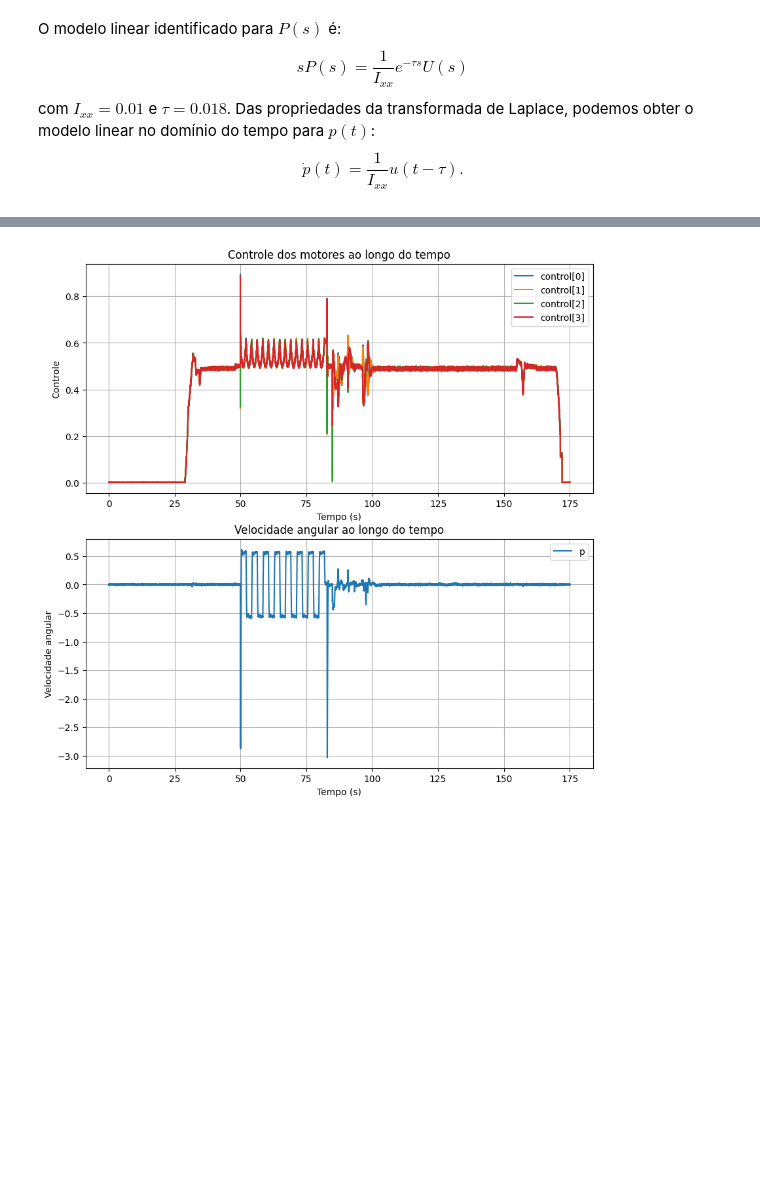
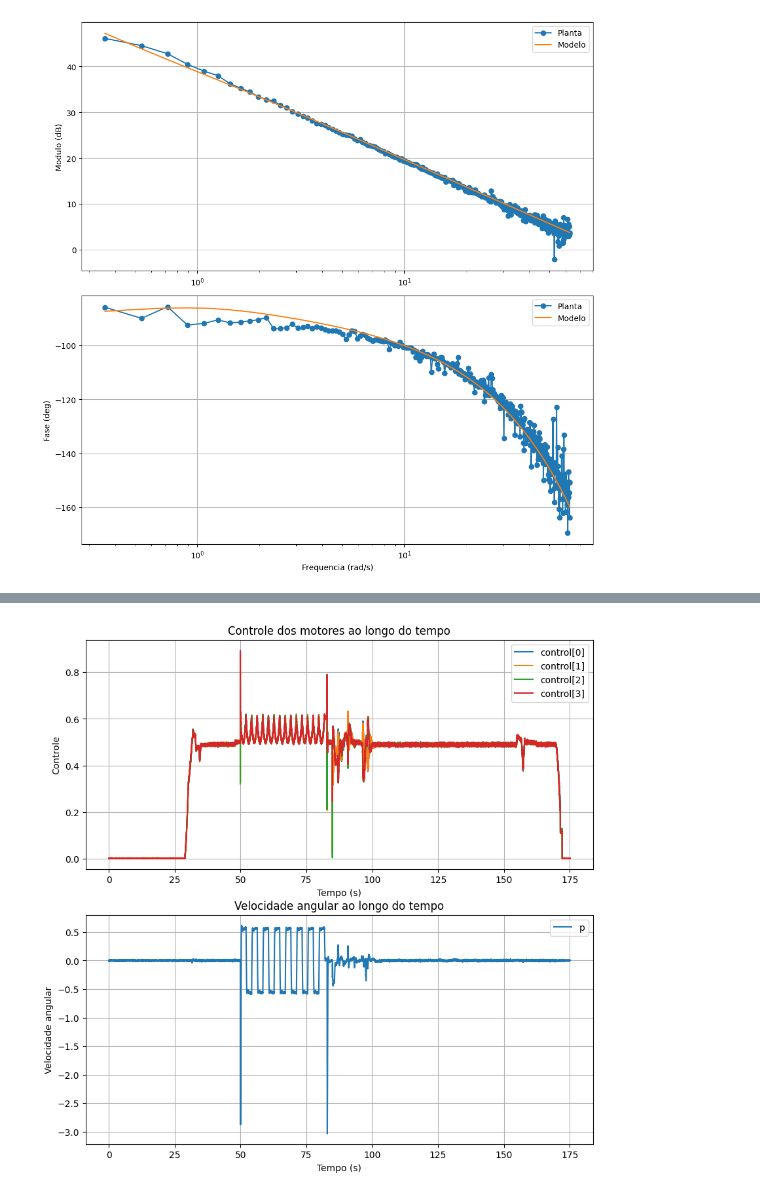
Before and after one commit to dferruzzo/mavdsk-python, a Jupyter notebook: identificação_e validação_de_sistemas.ipynb, the cells around one changed output, grey strips where cells are left out. Cells and saved outputs as stored; diff of their text form; code cells hidden in the pictures; blank space fills up the shorter version.

```diff
--- a/identificação_e validação_de_sistemas.ipynb
+++ b/identificação_e validação_de_sistemas.ipynb
@@ -65,9 +37,60 @@ plt.show()
-# %% [markdown]
-O modelo linear identificado para $P(s)$ é:
-$$
-sP(s)=\dfrac{1}{I_{xx}}e^{-\tau s}U(s)
-$$
-com $I_{xx}=0.01$ e $\tau=0.018$. Das propriedades da transformada de Laplace, podemos obter o modelo linear no domínio do tempo para $p(t)$:
-$$
-\dot{p}(t)=\dfrac{1}{I_{xx}}u(t-\tau).
-$$
+# %%
+# Parâmetros do modelo com compensador
+Ixx = 0.016 # Momento de inercia
+tau = 0.0195 # Atraso de tempo
+
+# Parâmetros do modelo sem compensador
+#Ixx = 0.01 # Momento de inercia
+#tau = 0.018 # Atraso de tempo
+
+
+# Projeto do compensador
+fm = 1.7e-1    # Frequencia média em Hz
+Gc = 3    # Ganho do compensador em dB
+phim = 5.0 # Avanço de fase em graus na frequencia média
+#
+a = (1-np.sin(phim*np.pi/180))/(1+np.sin(phim*np.pi/180))
+T = 1/(fm*2*np.pi*np.sqrt(a))
+k = 10**(Gc/20)*np.sqrt(a)
+
+def dyn_p(w):
+    s = complex(0,w)
+    return 1 / (Ixx*s)
+
+def delay_p(w):
+    s = complex(0,w)
+    return np.exp(-tau*s)
+
+def compensador(w):
+    s = complex(0,w)
+    return k*(T*s + 1)/(a*T*s + 1)
+
+# Modelo do sistema com compensador
+tf = lambda w: dyn_p(w)*delay_p(w)*compensador(w)
+# Modelo do sistema sem compensador
+#tf = lambda w: dyn_p(w)*delay_p(w)
+
+# Calcula a resposta em frequência de tf
+mod_tf_dB = np.zeros(len(freq_rad))
+tf_fase = np.zeros(len(freq_rad))
+for i in range(len(freq_rad)):
+    mod_tf_dB[i] = 20*np.log10(abs(tf(freq_rad[i])))
+    tf_fase[i] = np.angle(tf(freq_rad[i]))*180/np.pi
+
+# Gráfico de Bode
+fig, (ax1, ax2) = plt.subplots(2, 1, figsize=(10, 10))
+ax1.semilogx(freq_rad, modulo_dB, label='Planta', marker='o')
+ax1.semilogx(freq_rad, mod_tf_dB, label='Modelo')
+ax1.grid()
+ax1.set_ylabel('Modulo (dB)')
+ax1.legend()
+ax2.semilogx(freq_rad, fase_deg, label='Planta', marker='o')
+ax2.semilogx(freq_rad, np.unwrap(tf_fase), label='Modelo')
+ax2.grid()
+ax2.set_ylabel('Fase (deg)')
+ax2.set_xlabel('Frequencia (rad/s)')
+ax2.legend()
+plt.tight_layout()
+plt.show()
+# %% [output]
+[figure, added]
```
Also changed, not shown: parts of 13 cells of this notebook.
